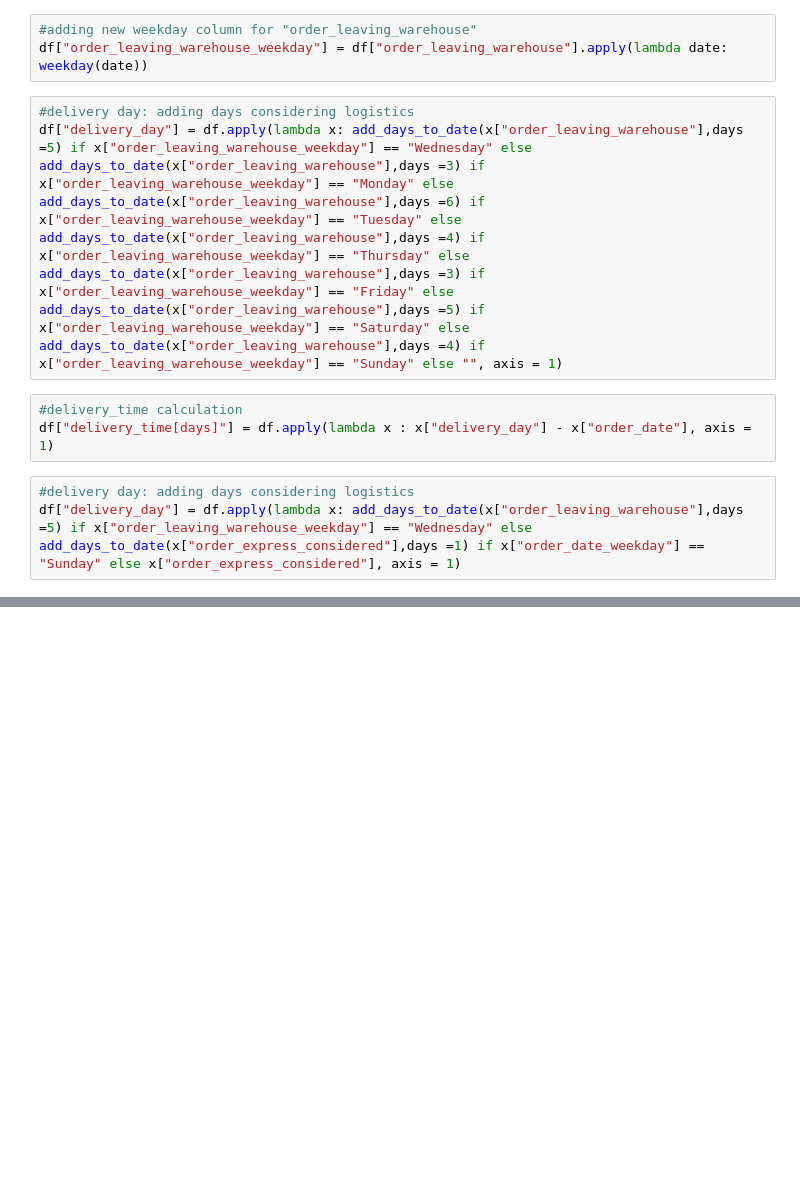
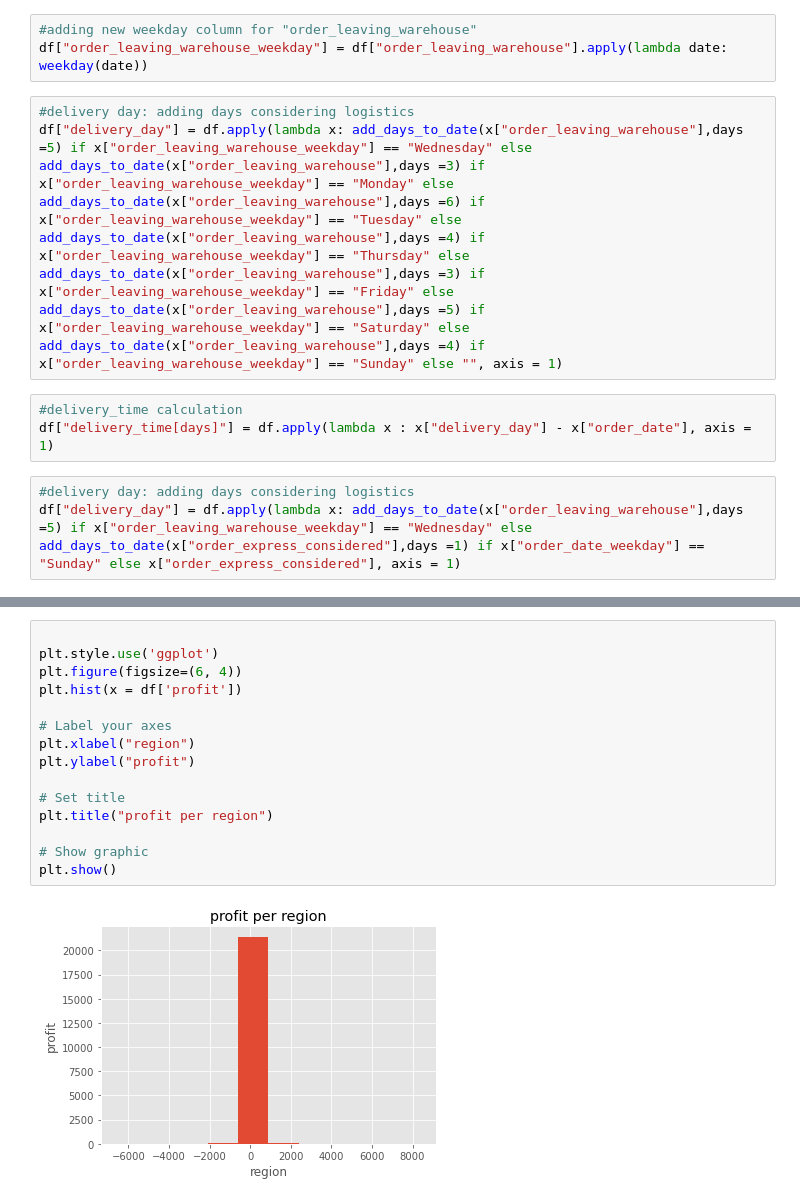
Before and after one commit to 1003lukama1988/DA-Project1_Muesli, a Jupyter notebook: bw_workspace.ipynb, the cells around one changed output, grey strips where cells are left out. Saved outputs shown, nothing was run; the diff lists cells and outputs as text; blank space fills up the shorter version.

```diff
--- a/bw_workspace.ipynb
+++ b/bw_workspace.ipynb
@@ -175,0 +177,17 @@ df.groupby(['delivery_time[days]', 'order_date_weekday', 'ship_mode']).sum()['pr
+# %%
+
+plt.style.use('ggplot')
+plt.figure(figsize=(6, 4))
+plt.hist(x = df['profit'])
+
+# Label your axes
+plt.xlabel("region")
+plt.ylabel("profit")
+
+# Set title
+plt.title("profit per region")
+
+# Show graphic
+plt.show()
+# %% [output]
+[figure, added]
```
Also changed, not shown: parts of 19 cells of this notebook.
